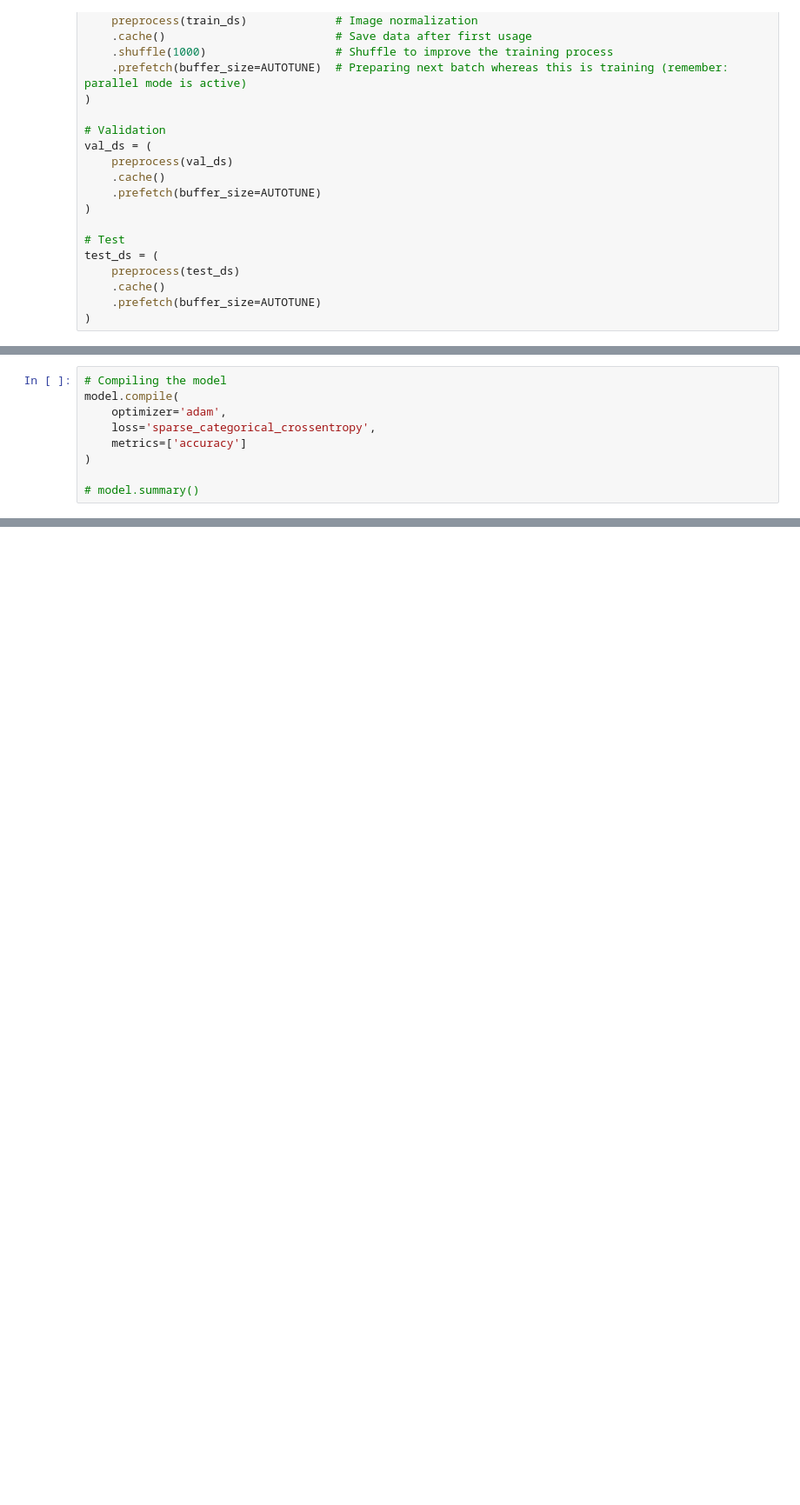
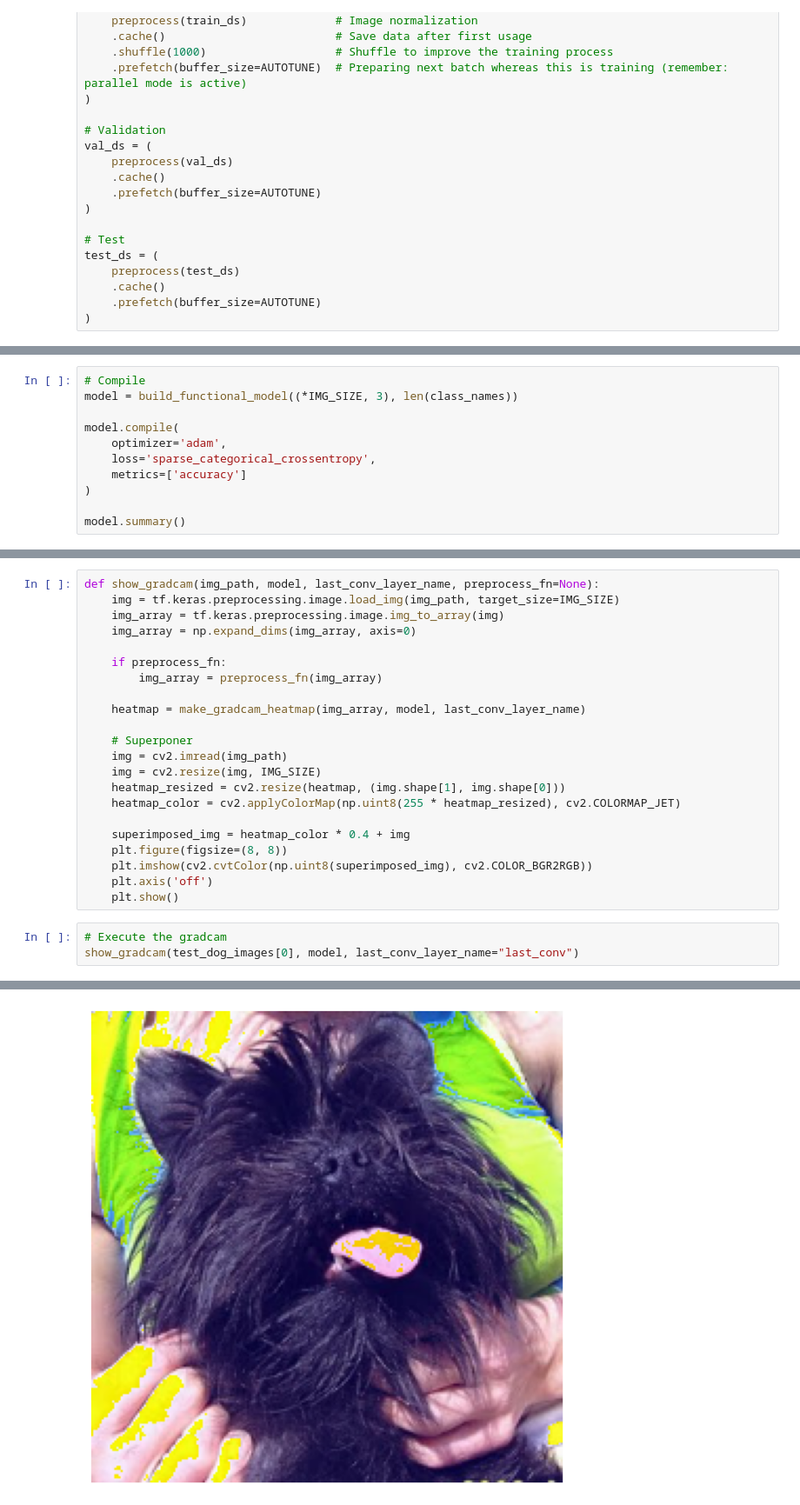
Before and after one commit to AlvaroNLM/CNN-dog-breed, a Jupyter notebook: CNN_dogs.ipynb, the cells around one changed output, grey strips where cells are left out. Shown at 87% size. Drawn from its saved outputs; the diff is of its cells as text; blank space fills up the shorter version.

```diff
--- a/CNN_dogs.ipynb
+++ b/CNN_dogs.ipynb
@@ -240,9 +216,11 @@ model = Sequential([
 # %%
-# Compiling the model
+# Compile
+model = build_functional_model((*IMG_SIZE, 3), len(class_names))
+
 model.compile(
     optimizer='adam',
     loss='sparse_categorical_crossentropy',
     metrics=['accuracy']
 )
 
-# model.summary()
+model.summary()
@@ -290,0 +309,26 @@ Test Accuracy: 8.37%
+# %%
+def show_gradcam(img_path, model, last_conv_layer_name, preprocess_fn=None):
+    img = tf.keras.preprocessing.image.load_img(img_path, target_size=IMG_SIZE)
+    img_array = tf.keras.preprocessing.image.img_to_array(img)
+    img_array = np.expand_dims(img_array, axis=0)
+
+    if preprocess_fn:
+        img_array = preprocess_fn(img_array)
+
+    heatmap = make_gradcam_heatmap(img_array, model, last_conv_layer_name)
+
+    # Superponer
+    img = cv2.imread(img_path)
+    img = cv2.resize(img, IMG_SIZE)
+    heatmap_resized = cv2.resize(heatmap, (img.shape[1], img.shape[0]))
+    heatmap_color = cv2.applyColorMap(np.uint8(255 * heatmap_resized), cv2.COLORMAP_JET)
+
+    superimposed_img = heatmap_color * 0.4 + img
+    plt.figure(figsize=(8, 8))
+    plt.imshow(cv2.cvtColor(np.uint8(superimposed_img), cv2.COLOR_BGR2RGB))
+    plt.axis('off')
+    plt.show()
+# %%
+# Execute the gradcam
+show_gradcam(test_dog_images[0], model, last_conv_layer_name="last_conv")
+# %% [output]
@@ -290,0 +338 @@ Test Accuracy: 8.37%
+[figure, added]
```
Also changed, not shown: parts of 24 cells of this notebook, 1 other file.
